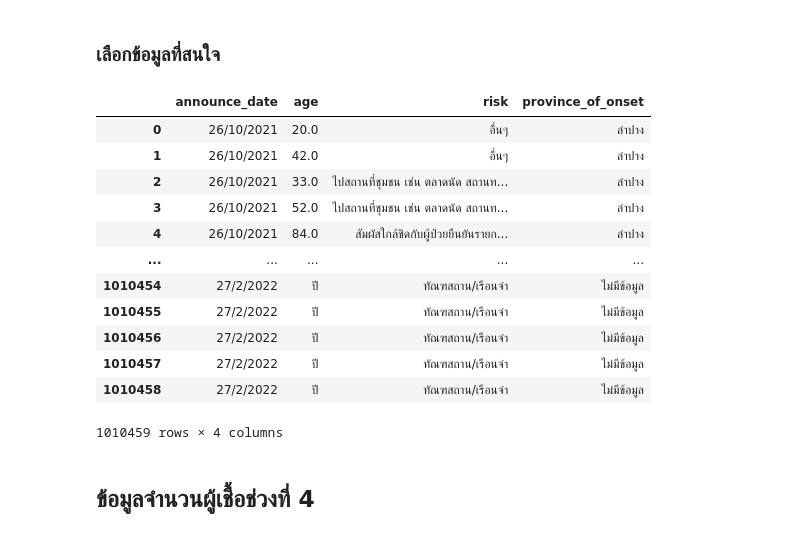
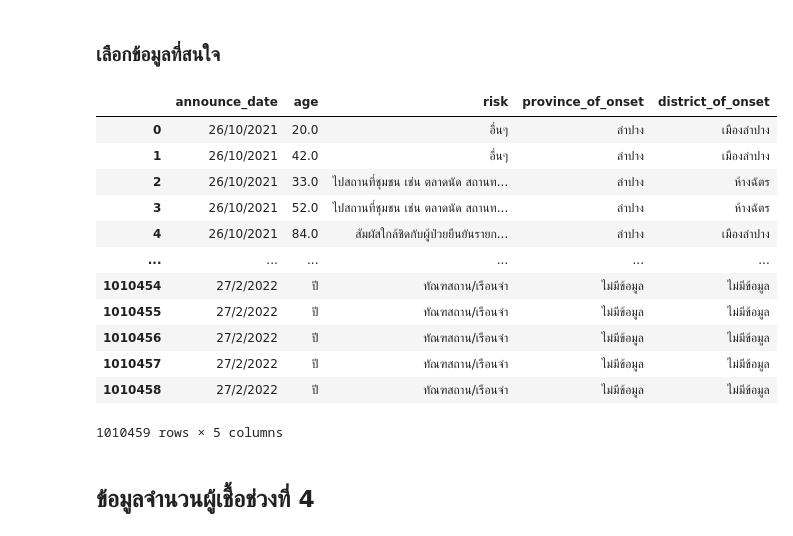
Before and after one commit to Octa-p/data_viz_2022, a Jupyter notebook: Final_Project.ipynb, the cells around one changed output. Drawn from its saved outputs; the diff is of its cells as text; code cells hidden in the pictures.

```diff
--- a/Final_Project.ipynb
+++ b/Final_Project.ipynb
@@ -547,22 +547,22 @@ casedrop3
 # %% [markdown]
 ### เลือกข้อมูลที่สนใจ
 # %%
-data_03 = case2[['announce_date','age','risk','province_of_onset']]
+data_03 = case2[['announce_date','age','risk','province_of_onset','district_of_onset']]
 data_03
 # %% [output]
-|  | announce_date | age | risk | province_of_onset |
-| 0 | 26/10/2021 | 20.0 | อื่นๆ | ลำปาง |
-| 1 | 26/10/2021 | 42.0 | อื่นๆ | ลำปาง |
-| 2 | 26/10/2021 | 33.0 | ไปสถานที่ชุมชน เช่น ตลาดนัด สถานท... | ลำปาง |
-| 3 | 26/10/2021 | 52.0 | ไปสถานที่ชุมชน เช่น ตลาดนัด สถานท... | ลำปาง |
-| 4 | 26/10/2021 | 84.0 | สัมผัสใกล้ชิดกับผู้ป่วยยืนยันรายก... | ลำปาง |
-| ... | ... | ... | ... | ... |
-| 1010454 | 27/2/2022 | ปี | ทัณฑสถาน/เรือนจำ | ไม่มีข้อมูล |
-| 1010455 | 27/2/2022 | ปี | ทัณฑสถาน/เรือนจำ | ไม่มีข้อมูล |
-| 1010456 | 27/2/2022 | ปี | ทัณฑสถาน/เรือนจำ | ไม่มีข้อมูล |
-| 1010457 | 27/2/2022 | ปี | ทัณฑสถาน/เรือนจำ | ไม่มีข้อมูล |
-| 1010458 | 27/2/2022 | ปี | ทัณฑสถาน/เรือนจำ | ไม่มีข้อมูล |
+|  | announce_date | age | risk | province_of_onset | district_of_onset |
+| 0 | 26/10/2021 | 20.0 | อื่นๆ | ลำปาง | เมืองลำปาง |
+| 1 | 26/10/2021 | 42.0 | อื่นๆ | ลำปาง | เมืองลำปาง |
+| 2 | 26/10/2021 | 33.0 | ไปสถานที่ชุมชน เช่น ตลาดนัด สถานท... | ลำปาง | ห้างฉัตร |
+| 3 | 26/10/2021 | 52.0 | ไปสถานที่ชุมชน เช่น ตลาดนัด สถานท... | ลำปาง | ห้างฉัตร |
+| 4 | 26/10/2021 | 84.0 | สัมผัสใกล้ชิดกับผู้ป่วยยืนยันรายก... | ลำปาง | เมืองลำปาง |
+| ... | ... | ... | ... | ... | ... |
+| 1010454 | 27/2/2022 | ปี | ทัณฑสถาน/เรือนจำ | ไม่มีข้อมูล | ไม่มีข้อมูล |
+| 1010455 | 27/2/2022 | ปี | ทัณฑสถาน/เรือนจำ | ไม่มีข้อมูล | ไม่มีข้อมูล |
+| 1010456 | 27/2/2022 | ปี | ทัณฑสถาน/เรือนจำ | ไม่มีข้อมูล | ไม่มีข้อมูล |
+| 1010457 | 27/2/2022 | ปี | ทัณฑสถาน/เรือนจำ | ไม่มีข้อมูล | ไม่มีข้อมูล |
+| 1010458 | 27/2/2022 | ปี | ทัณฑสถาน/เรือนจำ | ไม่มีข้อมูล | ไม่มีข้อมูล |
-1010459 rows × 4 columns
+1010459 rows × 5 columns
 # %% [markdown]
 ## ข้อมูลจำนวนผู้เชื้อช่วงที่ 4
 # %%
```
Also changed, not shown: parts of 11 cells of this notebook.
